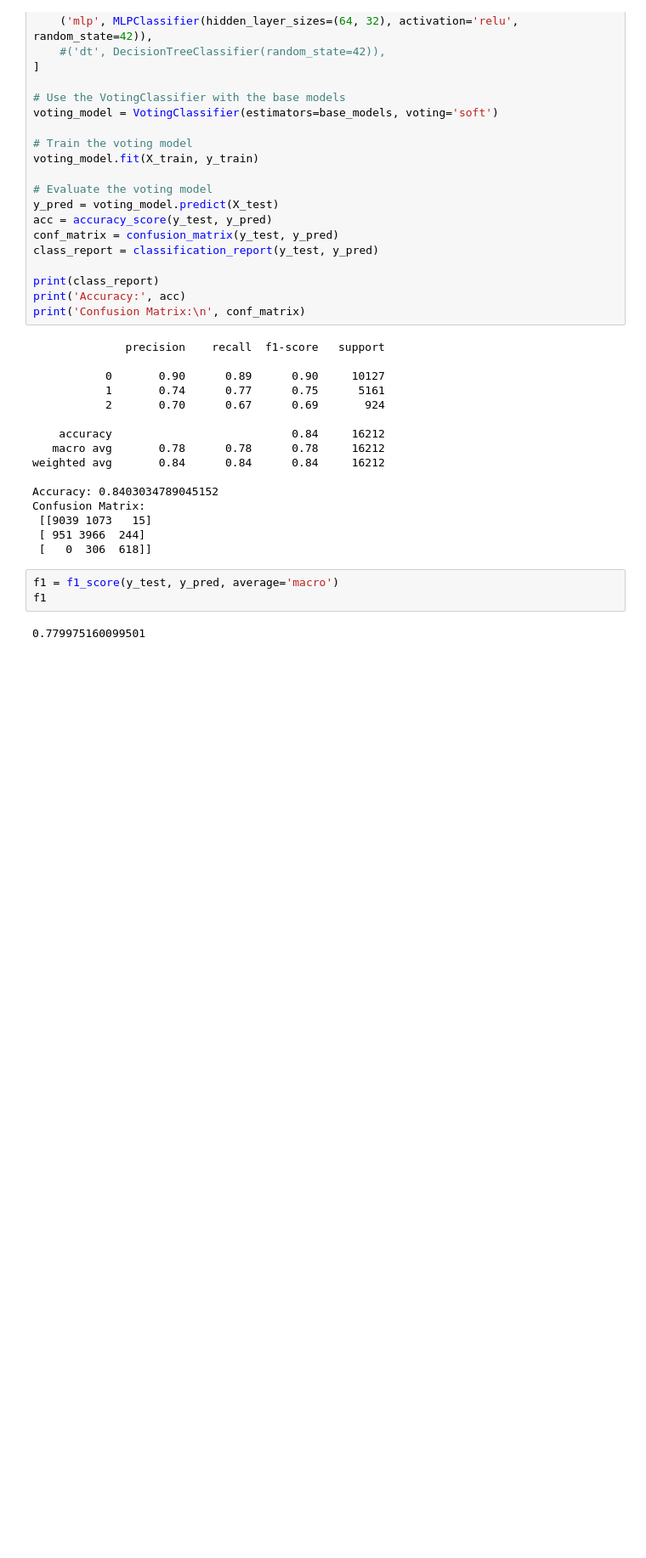
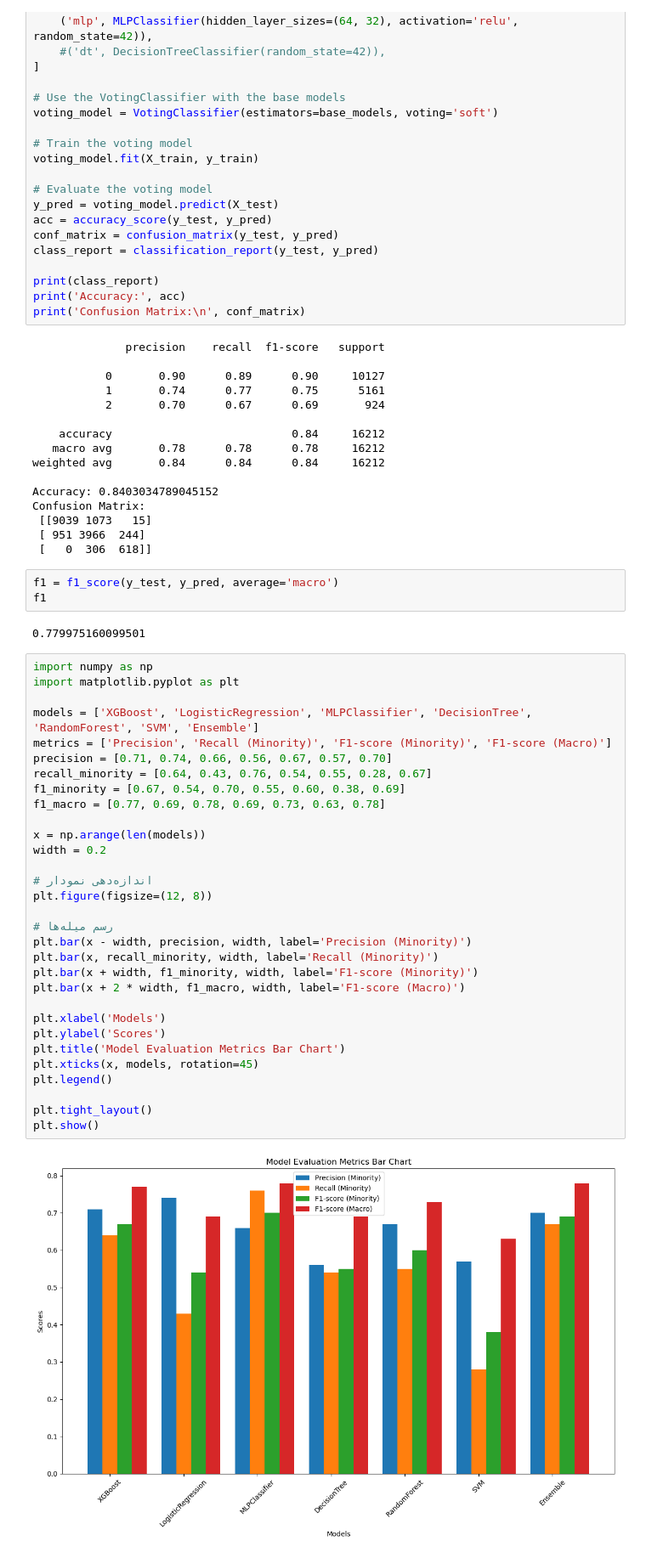
Before and after one commit to mraminamiri/National_Accident, a Jupyter notebook: imbalanc classification/imbalancecomparison.ipynb, the cells around one changed output. Shown at 85% size. Cells and saved outputs as stored; diff of their text form; blank space fills up the shorter version.

```diff
--- a/imbalanc classification/imbalancecomparison.ipynb
+++ b/imbalanc classification/imbalancecomparison.ipynb
@@ -630,3 +630,36 @@ f1 = f1_score(y_test, y_pred, average='macro')
 f1
 # %% [output]
 0.779975160099501
+# %%
+import numpy as np
+import matplotlib.pyplot as plt
+
+models = ['XGBoost', 'LogisticRegression', 'MLPClassifier', 'DecisionTree', 'RandomForest', 'SVM', 'Ensemble']
+metrics = ['Precision', 'Recall (Minority)', 'F1-score (Minority)', 'F1-score (Macro)']
+precision = [0.71, 0.74, 0.66, 0.56, 0.67, 0.57, 0.70]
+recall_minority = [0.64, 0.43, 0.76, 0.54, 0.55, 0.28, 0.67]
+f1_minority = [0.67, 0.54, 0.70, 0.55, 0.60, 0.38, 0.69]
+f1_macro = [0.77, 0.69, 0.78, 0.69, 0.73, 0.63, 0.78]
+
+x = np.arange(len(models))
+width = 0.2
+
+# اندازه‌دهی نمودار
+plt.figure(figsize=(12, 8))
+
+# رسم میله‌ها
+plt.bar(x - width, precision, width, label='Precision (Minority)')
+plt.bar(x, recall_minority, width, label='Recall (Minority)')
+plt.bar(x + width, f1_minority, width, label='F1-score (Minority)')
+plt.bar(x + 2 * width, f1_macro, width, label='F1-score (Macro)')
+
+plt.xlabel('Models')
+plt.ylabel('Scores')
+plt.title('Model Evaluation Metrics Bar Chart')
+plt.xticks(x, models, rotation=45)
+plt.legend()
+
+plt.tight_layout()
+plt.show()
+# %% [output]
+[figure, added]
```
